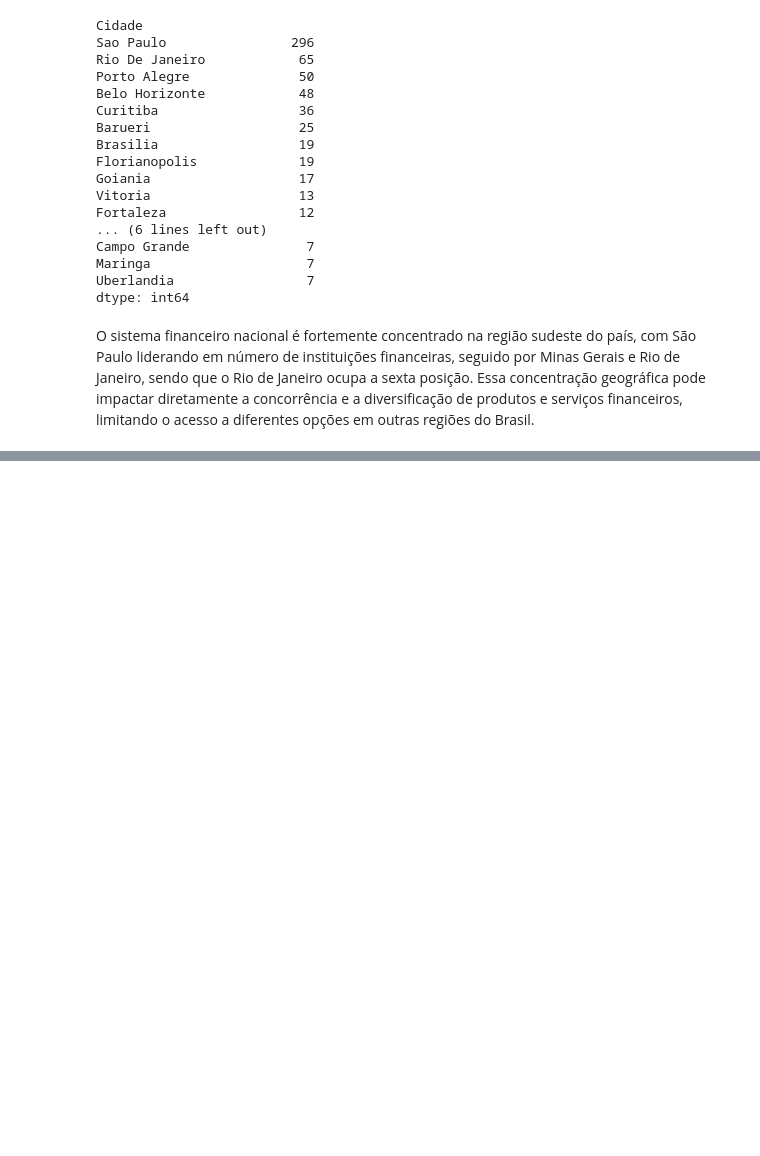
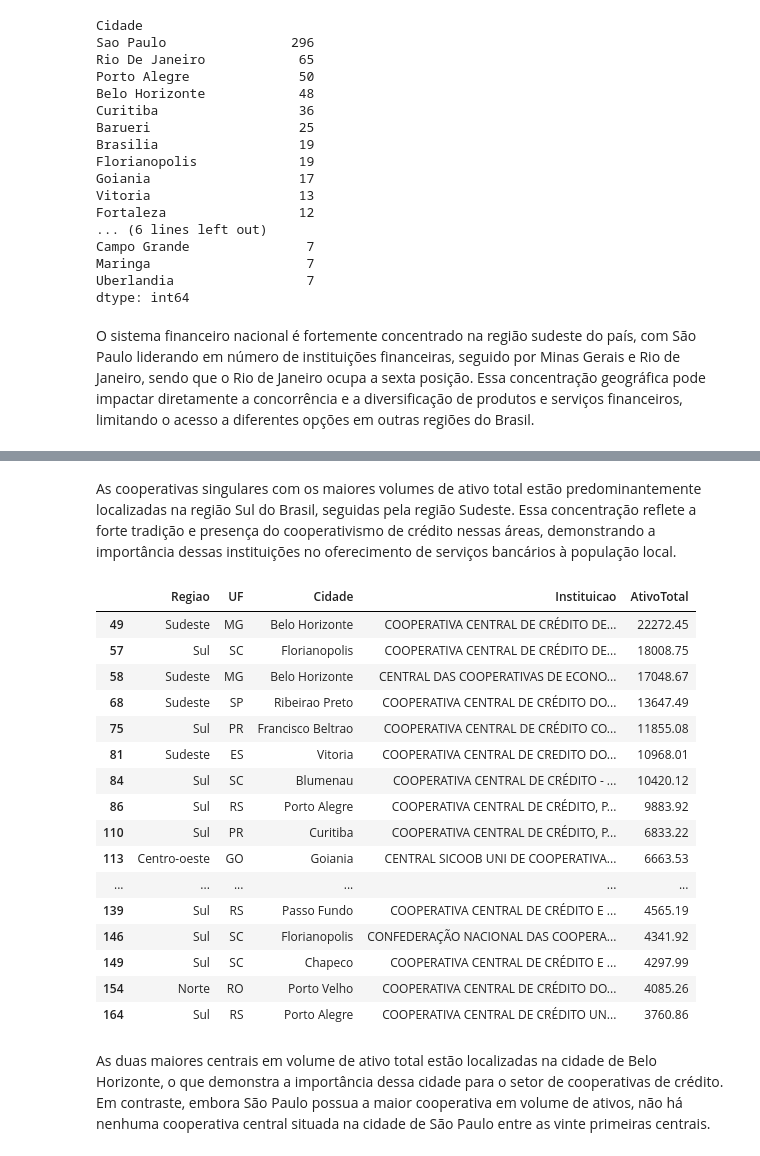
Before and after one commit to alexcamargos/bacen-ifdata-scraper, a Jupyter notebook: data_analytics/summary_prudential_conglomerates.ipynb, the cells around one changed output, grey strips where cells are left out. Saved outputs shown, nothing was run; the diff lists cells and outputs as text; code cells hidden in the pictures; blank space fills up the shorter version.

```diff
--- a/data_analytics/summary_financial_conglomerates.ipynb
+++ b/data_analytics/summary_prudential_conglomerates.ipynb
@@ -522,0 +534,27 @@ O sistema financeiro nacional é fortemente concentrado na região sudeste do pa
+# %%
+def filter_and_sort_df(data_frame: pd.DataFrame,
+                       filter: pd.Series | None = None,
+                       columns: list | None = None,
+                       sorting: str | None = None,
+                       top_n: int = 10) -> pd.DataFrame:
+    """
+    Filtra, seleciona colunas e ordena um DataFrame.
+
+    Parameters:
+        data_frame (pandas.DataFrame): O DataFrame contendo os dados.
+        filter (pd.Series): Lista de condições para filtrar o DataFrame.
+        columns (list): Lista de colunas a serem selecionadas.
+        sorting (str): Coluna para ordenar o DataFrame.
+        top_n (int): Número de linhas a serem retornadas.
+
+    Returns:
+        pandas.DataFrame: O DataFrame filtrado, com as colunas selecionadas,
+                          ordenado e com as 'top_n' linhas.
+    """
+
+    if filter is not None:
+        data_frame_filtered = data_frame[filter]
+    else:
+        data_frame_filtered = df
+
+    return data_frame_filtered[columns].sort_values(by=sorting, ascending=False).head(top_n)
@@ -522,0 +656,29 @@ O sistema financeiro nacional é fortemente concentrado na região sudeste do pa
+# %% [markdown]
+As cooperativas singulares com os maiores volumes de ativo total estão predominantemente localizadas na região Sul do Brasil, seguidas pela região Sudeste. Essa concentração reflete a forte tradição e presença do cooperativismo de crédito nessas áreas, demonstrando a importância dessas instituições no oferecimento de serviços bancários à população local.
+# %%
+# Considerando apenas as instituições Central e Confederação de Cooperativas de Crédito.
+filter_and_sort_df(df,
+                   filter=df['TipoConsBancario'].isin(['b3C']),
+                   columns=['Regiao', 'UF', 'Cidade', 'Instituicao', 'AtivoTotal'],
+                   sorting='AtivoTotal',
+                   top_n=20)
+# %% [output]
+|  | Regiao | UF | Cidade | Instituicao | AtivoTotal |
+| 49 | Sudeste | MG | Belo Horizonte | COOPERATIVA CENTRAL DE CRÉDITO DE... | 22272.45 |
+| 57 | Sul | SC | Florianopolis | COOPERATIVA CENTRAL DE CRÉDITO DE... | 18008.75 |
+| 58 | Sudeste | MG | Belo Horizonte | CENTRAL DAS COOPERATIVAS DE ECONO... | 17048.67 |
+| 68 | Sudeste | SP | Ribeirao Preto | COOPERATIVA CENTRAL DE CRÉDITO DO... | 13647.49 |
+| 75 | Sul | PR | Francisco Beltrao | COOPERATIVA CENTRAL DE CRÉDITO CO... | 11855.08 |
+| 81 | Sudeste | ES | Vitoria | COOPERATIVA CENTRAL DE CREDITO DO... | 10968.01 |
+| 84 | Sul | SC | Blumenau | COOPERATIVA CENTRAL DE CRÉDITO - ... | 10420.12 |
+| 86 | Sul | RS | Porto Alegre | COOPERATIVA CENTRAL DE CRÉDITO, P... | 9883.92 |
+| 110 | Sul | PR | Curitiba | COOPERATIVA CENTRAL DE CRÉDITO, P... | 6833.22 |
+| 113 | Centro-oeste | GO | Goiania | CENTRAL SICOOB UNI DE COOPERATIVA... | 6663.53 |
+| ... | ... | ... | ... | ... | ... |
+| 139 | Sul | RS | Passo Fundo | COOPERATIVA CENTRAL DE CRÉDITO E ... | 4565.19 |
+| 146 | Sul | SC | Florianopolis | CONFEDERAÇÃO NACIONAL DAS COOPERA... | 4341.92 |
+| 149 | Sul | SC | Chapeco | COOPERATIVA CENTRAL DE CRÉDITO E ... | 4297.99 |
+| 154 | Norte | RO | Porto Velho | COOPERATIVA CENTRAL DE CRÉDITO DO... | 4085.26 |
+| 164 | Sul | RS | Porto Alegre | COOPERATIVA CENTRAL DE CRÉDITO UN... | 3760.86 |
+# %% [markdown]
+As duas maiores centrais em volume de ativo total estão localizadas na cidade de Belo Horizonte, o que demonstra a importância dessa cidade para o setor de cooperativas de crédito. Em contraste, embora São Paulo possua a maior cooperativa em volume de ativos, não há nenhuma cooperativa central situada na cidade de São Paulo entre as vinte primeiras centrais.
```
Also changed, not shown: parts of 15 cells of this notebook.
